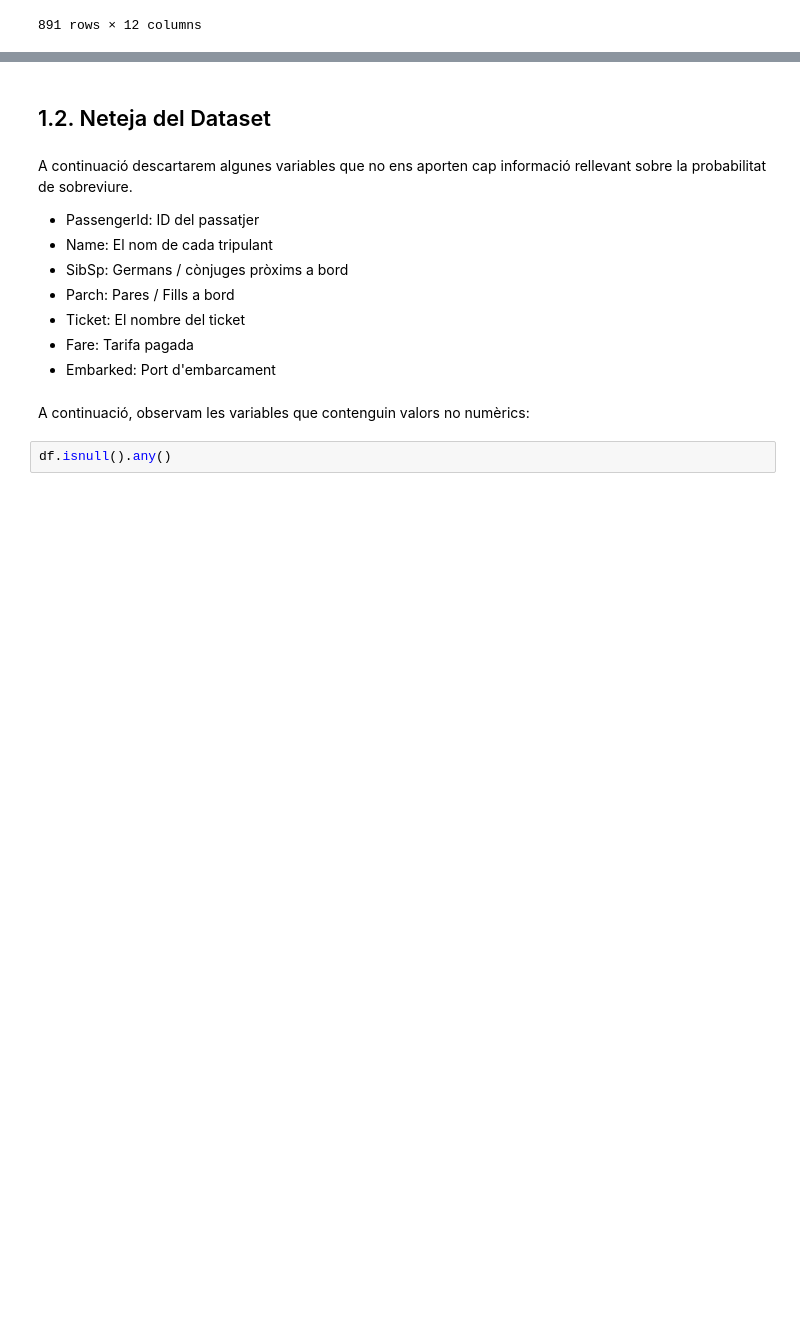
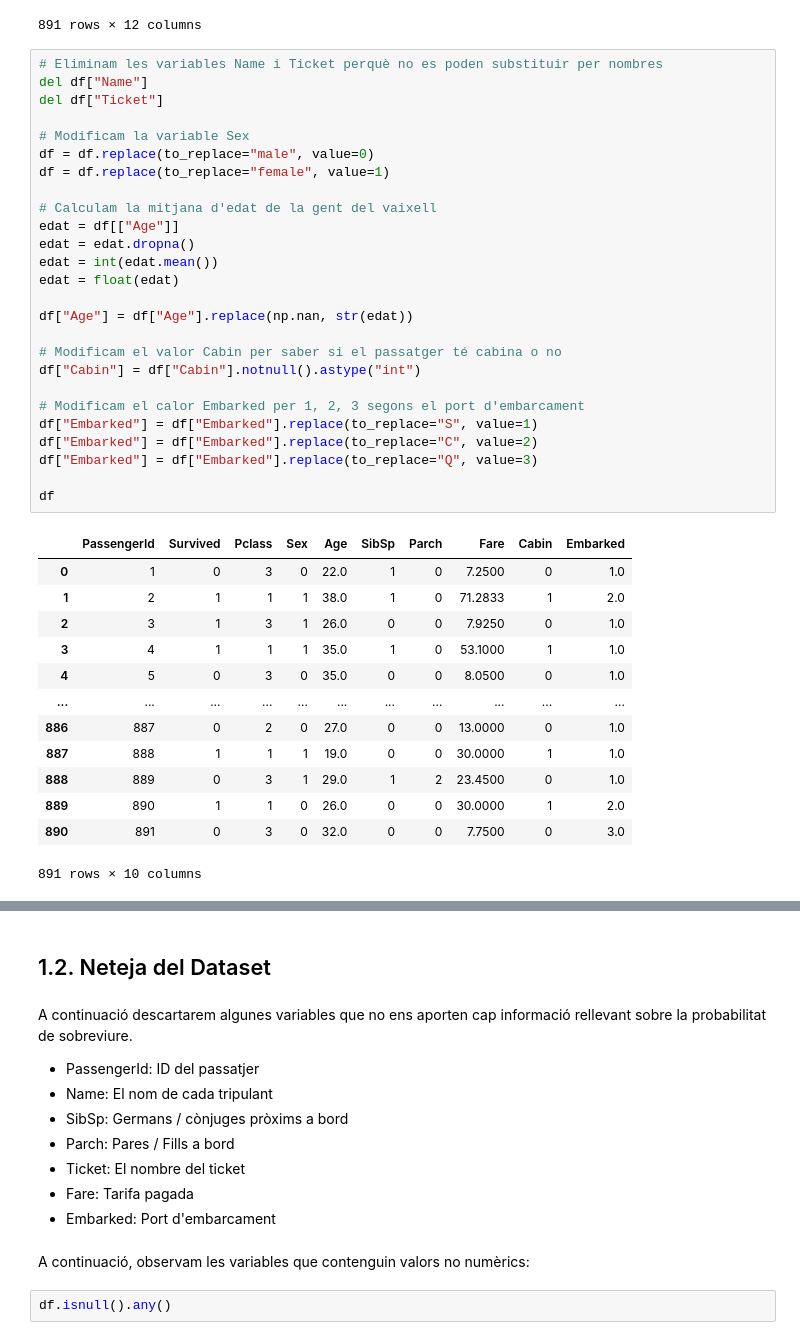
Before and after one commit to Luisbp27/practica2_ia, a Jupyter notebook: src/main.ipynb, the cells around one changed output, grey strips where cells are left out. Saved outputs shown, nothing was run; the diff lists cells and outputs as text; blank space fills up the shorter version.

```diff
--- a/src/main.ipynb
+++ b/src/main.ipynb
@@ -48,3 +48,43 @@ df
 | 889 | 890 | 1 | 1 | Behr, Mr. Karl Howell | male | 26.0 | 0 | 0 | 111369 | 30.0000 | ... |
 | 890 | 891 | 0 | 3 | Dooley, Mr. Patrick | male | 32.0 | 0 | 0 | 370376 | 7.7500 | ... |
 891 rows × 12 columns
+# %%
+# Eliminam les variables Name i Ticket perquè no es poden substituir per nombres
+del df["Name"]
+del df["Ticket"]
+
+# Modificam la variable Sex
+df = df.replace(to_replace="male", value=0)
+df = df.replace(to_replace="female", value=1)
+
+# Calculam la mitjana d'edat de la gent del vaixell
+edat = df[["Age"]]
+edat = edat.dropna()
+edat = int(edat.mean())
+edat = float(edat)
+
+df["Age"] = df["Age"].replace(np.nan, str(edat))
+
+# Modificam el valor Cabin per saber si el passatger té cabina o no
+df["Cabin"] = df["Cabin"].notnull().astype("int")
+
+# Modificam el calor Embarked per 1, 2, 3 segons el port d'embarcament
+df["Embarked"] = df["Embarked"].replace(to_replace="S", value=1)
+df["Embarked"] = df["Embarked"].replace(to_replace="C", value=2)
+df["Embarked"] = df["Embarked"].replace(to_replace="Q", value=3)
+
+df
+# %% [output]
+|  | PassengerId | Survived | Pclass | Sex | Age | SibSp | Parch | Fare | Cabin | Embarked |
+| 0 | 1 | 0 | 3 | 0 | 22.0 | 1 | 0 | 7.2500 | 0 | 1.0 |
+| 1 | 2 | 1 | 1 | 1 | 38.0 | 1 | 0 | 71.2833 | 1 | 2.0 |
+| 2 | 3 | 1 | 3 | 1 | 26.0 | 0 | 0 | 7.9250 | 0 | 1.0 |
+| 3 | 4 | 1 | 1 | 1 | 35.0 | 1 | 0 | 53.1000 | 1 | 1.0 |
+| 4 | 5 | 0 | 3 | 0 | 35.0 | 0 | 0 | 8.0500 | 0 | 1.0 |
+| ... | ... | ... | ... | ... | ... | ... | ... | ... | ... | ... |
+| 886 | 887 | 0 | 2 | 0 | 27.0 | 0 | 0 | 13.0000 | 0 | 1.0 |
+| 887 | 888 | 1 | 1 | 1 | 19.0 | 0 | 0 | 30.0000 | 1 | 1.0 |
+| 888 | 889 | 0 | 3 | 1 | 29.0 | 1 | 2 | 23.4500 | 0 | 1.0 |
+| 889 | 890 | 1 | 1 | 0 | 26.0 | 0 | 0 | 30.0000 | 1 | 2.0 |
+| 890 | 891 | 0 | 3 | 0 | 32.0 | 0 | 0 | 7.7500 | 0 | 3.0 |
+891 rows × 10 columns
```
Also changed, not shown: parts of 12 cells of this notebook.
